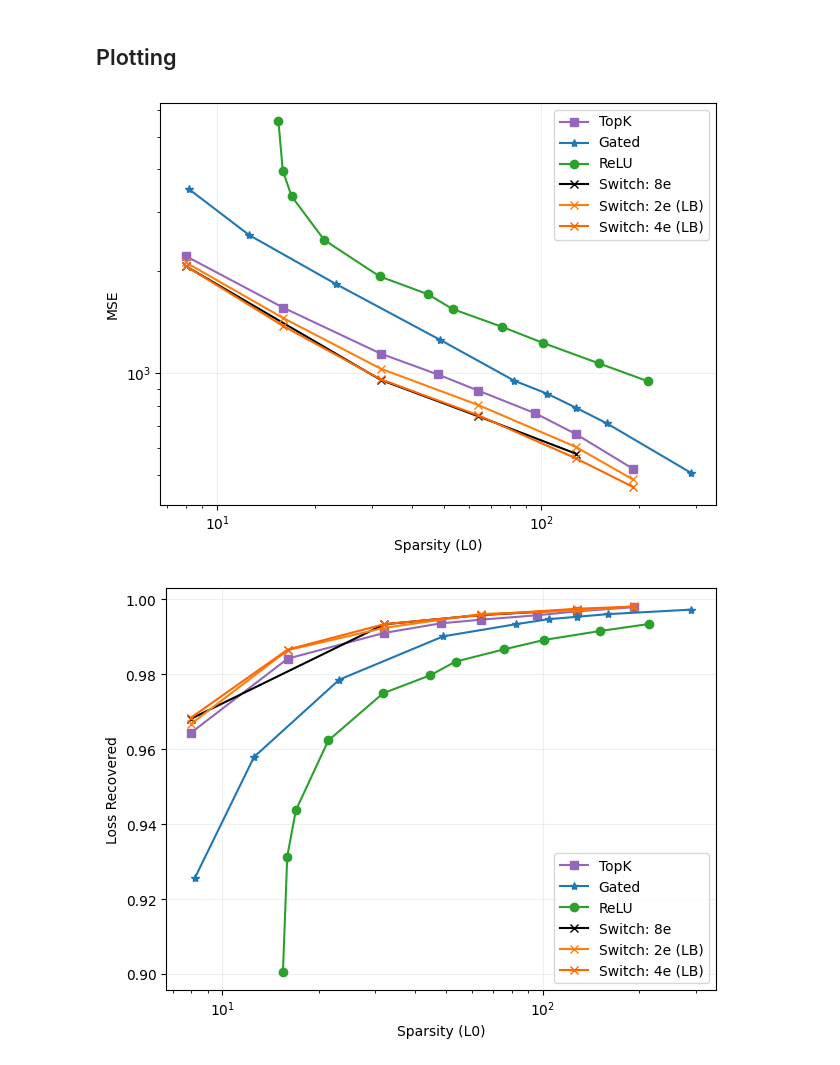
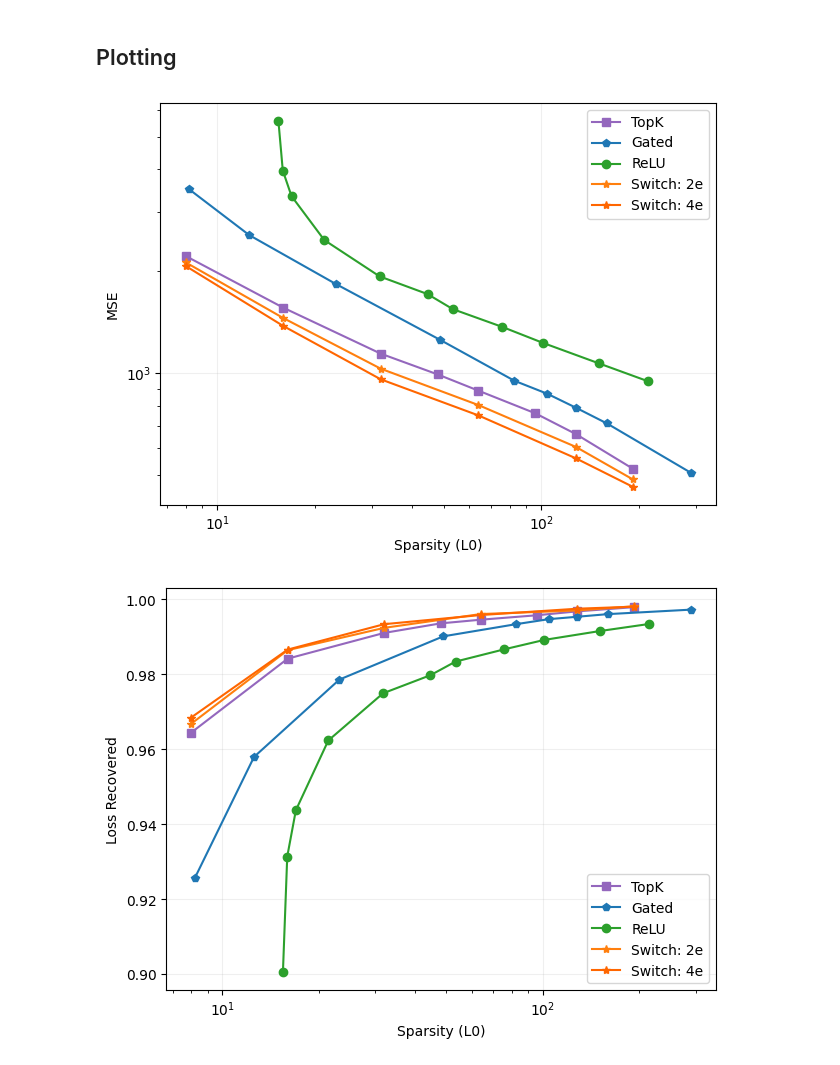
Before and after one commit to amudide/switch_sae, a Jupyter notebook: results/primary/primary-flop-match.ipynb, the cells around one changed output. Drawn from its saved outputs; the diff is of its cells as text; code cells hidden in the pictures.

Commit message:
Remove non-lb run for flop-matched

```diff
--- a/results/primary/primary-flop-match.ipynb
+++ b/results/primary/primary-flop-match.ipynb
@@ -102,39 +95,37 @@ df_switch_flop4 = df_switch_flop[df_switch_flop['experts'] == 4]
 ## Plotting
 # %%
 plt.plot(df_topk['l0'], df_topk['mse_loss'], label='TopK', marker='s', color='#9467bd')
-plt.plot(df_gated['l0'], df_gated['mse_loss'], label='Gated', marker='*', color='#1f77b4')
+plt.plot(df_gated['l0'], df_gated['mse_loss'], label='Gated', marker='p', color='#1f77b4')
 plt.plot(df_relu['l0'], df_relu['mse_loss'], label='ReLU', marker='o', color='#2ca02c')
 
-plt.plot(df_switch8['l0'], df_switch8['mse_loss'], label='Switch: 8e', marker='x', color='#000000')
-plt.plot(df_switch_flop2['l0'], df_switch_flop2['mse_loss'], label='Switch: 2e (LB)', marker='x', color='#ff7f0e')
-plt.plot(df_switch_flop4['l0'], df_switch_flop4['mse_loss'], label='Switch: 4e (LB)', marker='x', color='#ff6600')
-#plt.plot(df_switch_flop8['l0'], df_switch_flop8['mse_loss'], label='Switch: 8e (LB)', marker='x', color='#ff4d00')
+plt.plot(df_switch_flop2['l0'], df_switch_flop2['mse_loss'], label='Switch: 2e', marker='*', color='#ff7f0e')
+plt.plot(df_switch_flop4['l0'], df_switch_flop4['mse_loss'], label='Switch: 4e', marker='*', color='#ff6600')
+#plt.plot(df_switch_flop8['l0'], df_switch_flop8['mse_loss'], label='Switch: 8e', marker='*', color='#ff3300')
 
 plt.xscale('log')
 plt.yscale('log')
 
 plt.xlabel("Sparsity (L0)")
 plt.ylabel("MSE")
 
 plt.legend()
 
 plt.grid(True, which="major", ls="-", alpha=0.2)
 
 
 plt.tight_layout()
 plt.savefig("flopmatch_l0_mse.png")
 plt.show()
 # %% [output]
-[figure, old version]
+[figure, new version]
 # %%
 plt.plot(df_topk['l0'], df_topk['frac_recovered'], label='TopK', marker='s', color='#9467bd')
-plt.plot(df_gated['l0'], df_gated['frac_recovered'], label='Gated', marker='*', color='#1f77b4')
+plt.plot(df_gated['l0'], df_gated['frac_recovered'], label='Gated', marker='p', color='#1f77b4')
 plt.plot(df_relu['l0'], df_relu['frac_recovered'], label='ReLU', marker='o', color='#2ca02c')
 
-plt.plot(df_switch8['l0'], df_switch8['frac_recovered'], label='Switch: 8e', marker='x', color='#000000')
-plt.plot(df_switch_flop2['l0'], df_switch_flop2['frac_recovered'], label='Switch: 2e (LB)', marker='x', color='#ff7f0e')
-plt.plot(df_switch_flop4['l0'], df_switch_flop4['frac_recovered'], label='Switch: 4e (LB)', marker='x', color='#ff6600')
-#plt.plot(df_switch_flop8['l0'], df_switch_flop8['frac_recovered'], label='Switch: 8e (LB)', marker='x', color='#ff4d00')
+plt.plot(df_switch_flop2['l0'], df_switch_flop2['frac_recovered'], label='Switch: 2e', marker='*', color='#ff7f0e')
+plt.plot(df_switch_flop4['l0'], df_switch_flop4['frac_recovered'], label='Switch: 4e', marker='*', color='#ff6600')
+#plt.plot(df_switch_flop8['l0'], df_switch_flop8['frac_recovered'], label='Switch: 8e', marker='*', color='#ff3300')
 
 plt.xscale('log')
 #plt.yscale('log')
@@ -151,6 +142,6 @@ plt.tight_layout()
 plt.savefig("flopmatch_l0_lossrec.png")
 plt.show()
 # %% [output]
-[figure, old version]
+[figure, new version]
 # %%
 plt.plot(df_topk['l0'], df_topk['delta_ce'], label='TopK', marker='s', color='#9467bd')
```
Also changed, not shown: parts of 5 cells of this notebook, 5 other files.
